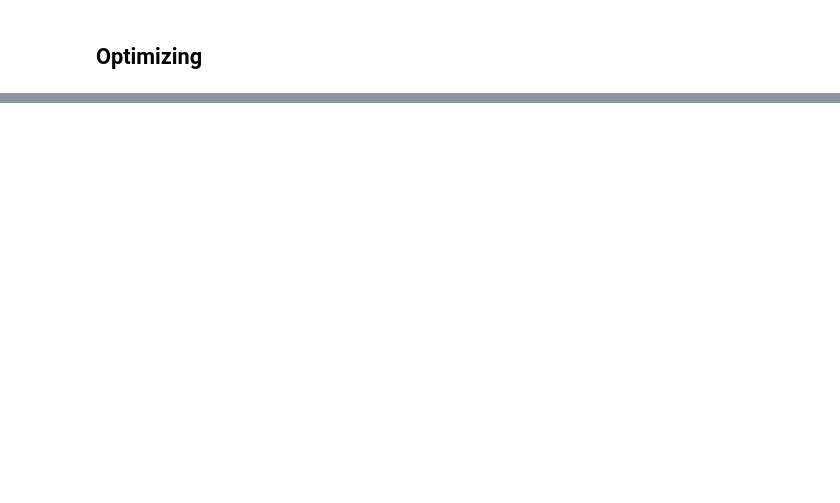
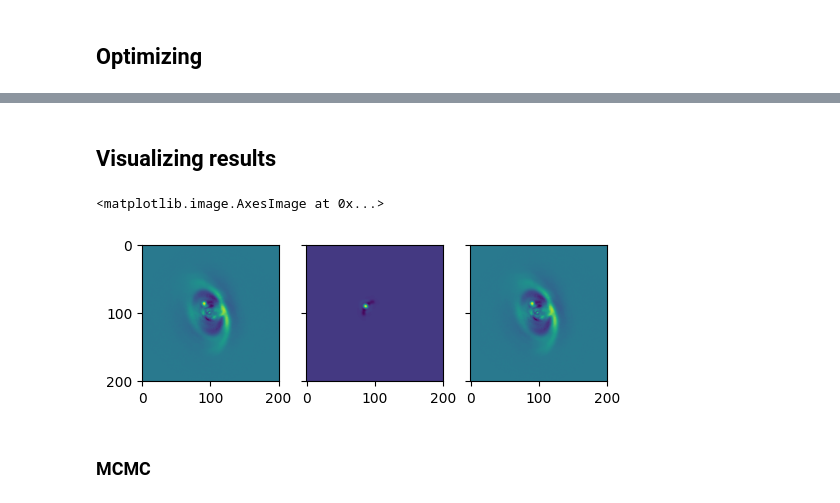
Before and after one commit to yemsnucleus/NEGFC, a Jupyter notebook: negfc_vip.ipynb, the cells around one changed output, grey strips where cells are left out. Cells and saved outputs as stored; diff of their text form; code cells hidden in the pictures; blank space fills up the shorter version.

Commit message:
vip + mcmc

```diff
--- a/negfc_vip.ipynb
+++ b/negfc_vip.ipynb
@@ -251,0 +265,2 @@ plt.xlim(posx-60, posx+60)
+# %% [markdown]
+## Visualizing results
@@ -251,0 +269,16 @@ plt.xlim(posx-60, posx+60)
+# %%
+cube_negfc = cube_inject_companions(np.zeros_like(cube[0]), psf_norm, rot_ang, flevel=flux_fguess,
+                                    rad_dists=[radius_fguess], n_branches=1,
+                                    theta=theta_fguess)
+
+adi_fake = reduce_pca(cube_negfc, rot_angles=rot_ang)
+# %%
+fig, axes = plt.subplots(1, 3, dpi=100, sharex=True, sharey=True)
+axes[0].imshow(fr_pca)
+axes[1].imshow(adi_fake)
+axes[2].imshow(fr_pca-adi_fake)
+# %% [output]
+<matplotlib.image.AxesImage at 0x...>
+[figure, added]
+# %% [markdown]
+### MCMC
```
Also changed, not shown: parts of 20 cells of this notebook, 4 other files.
